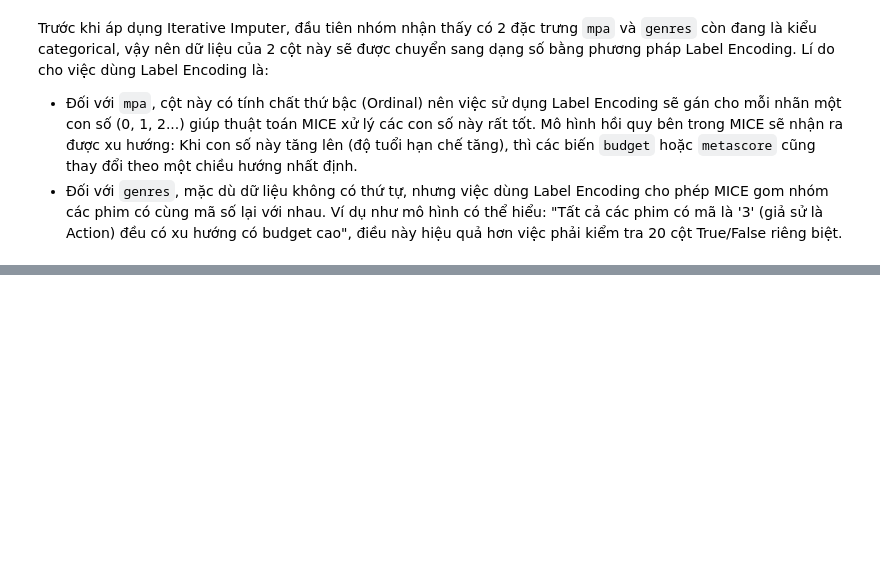
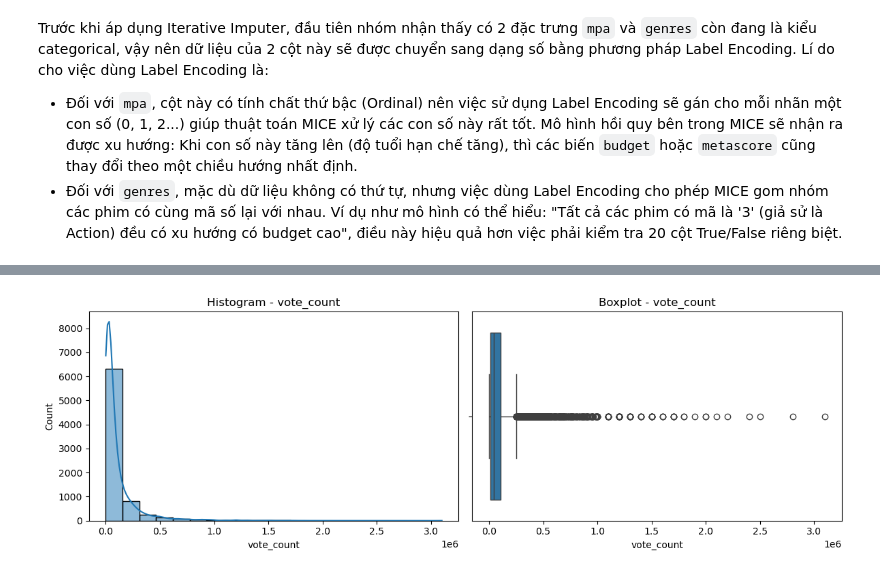
Before and after one commit to Kyoyooo/Movie-Rating-Prediction-Model, a Jupyter notebook: notebooks/data_exploration.ipynb, the cells around one changed output, grey strips where cells are left out. Drawn from its saved outputs; the diff is of its cells as text; code cells hidden in the pictures; blank space fills up the shorter version.

```diff
--- a/notebooks/data_exploration.ipynb
+++ b/notebooks/data_exploration.ipynb
@@ -1057,0 +1148,4 @@ genres                    0            0.00
+# %%
+plots_for_processed('vote_count')
+# %% [output]
+[figure, added]
```
Also changed, not shown: parts of 51 cells of this notebook.
